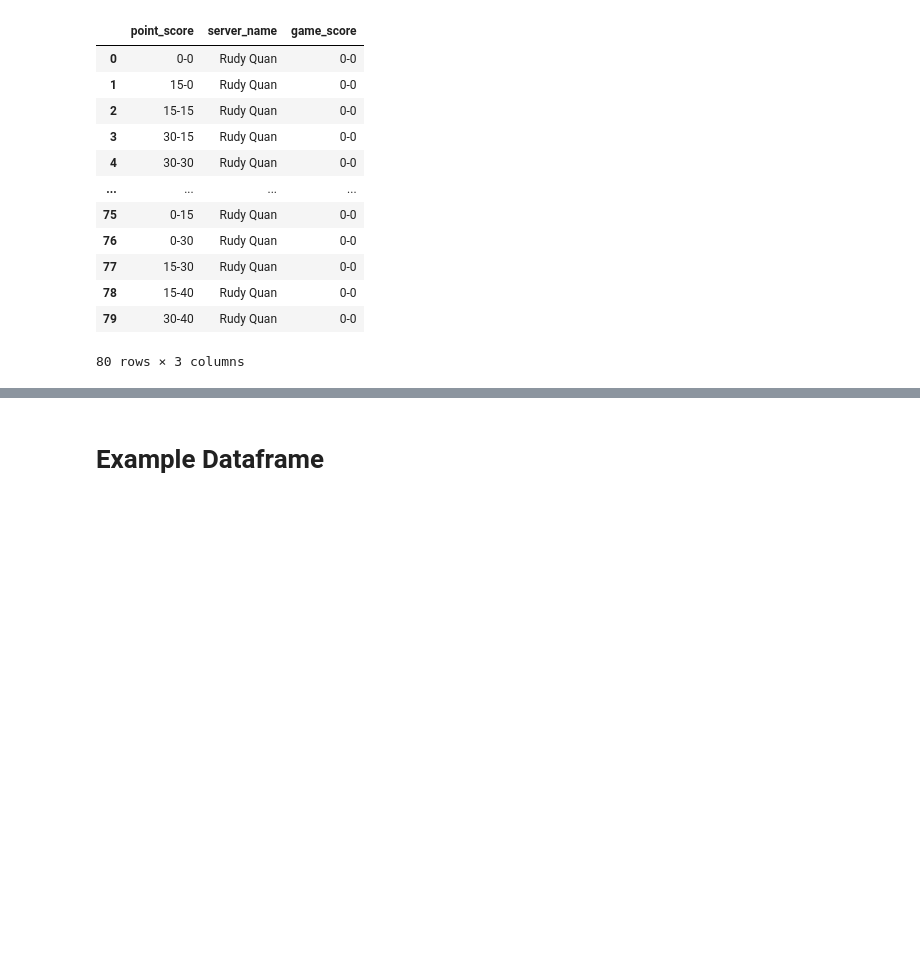
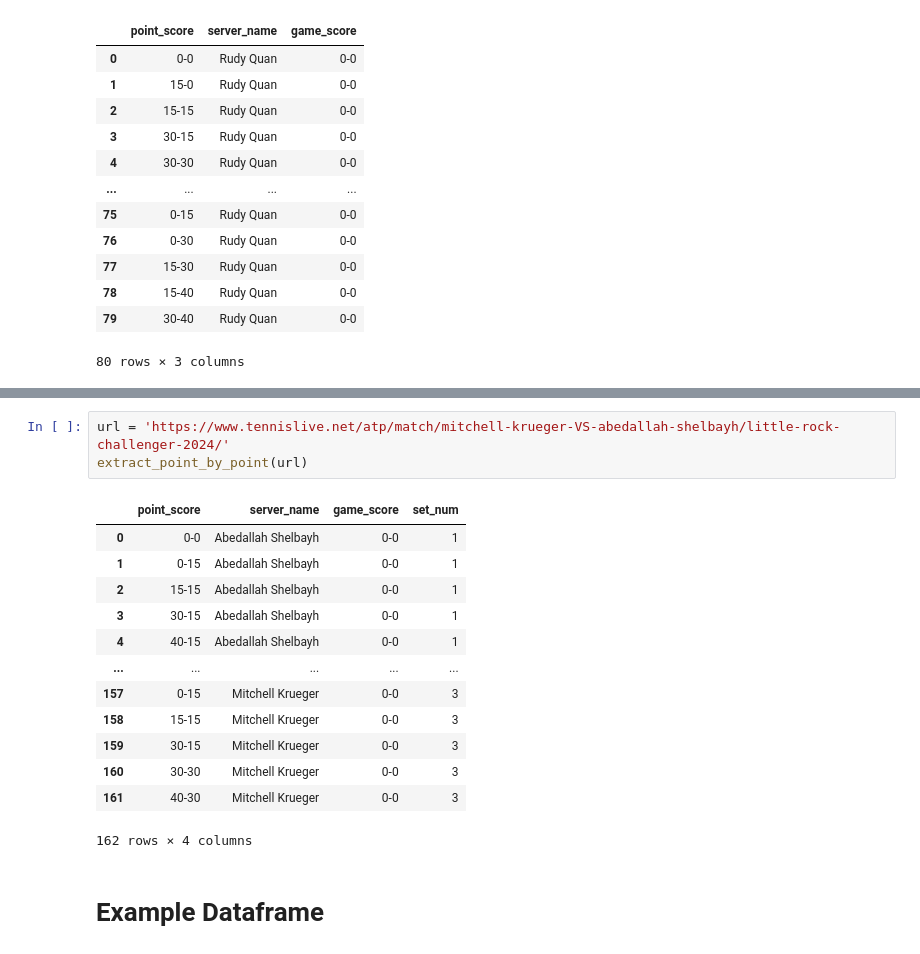
Before and after one commit to cjgimena/Webscraping-Project, a Jupyter notebook: Webscraping Project.ipynb, the cells around one changed output, grey strips where cells are left out. Saved outputs shown, nothing was run; the diff lists cells and outputs as text; blank space fills up the shorter version.

```diff
--- a/Webscraping Project.ipynb
+++ b/Webscraping Project.ipynb
@@ -596,3 +586,20 @@ df
+# %%
+url = 'https://www.tennislive.net/atp/match/mitchell-krueger-VS-abedallah-shelbayh/little-rock-challenger-2024/'
+extract_point_by_point(url)
+# %% [output]
+|  | point_score | server_name | game_score | set_num |
+| 0 | 0-0 | Abedallah Shelbayh | 0-0 | 1 |
+| 1 | 0-15 | Abedallah Shelbayh | 0-0 | 1 |
+| 2 | 15-15 | Abedallah Shelbayh | 0-0 | 1 |
+| 3 | 30-15 | Abedallah Shelbayh | 0-0 | 1 |
+| 4 | 40-15 | Abedallah Shelbayh | 0-0 | 1 |
+| ... | ... | ... | ... | ... |
+| 157 | 0-15 | Mitchell Krueger | 0-0 | 3 |
+| 158 | 15-15 | Mitchell Krueger | 0-0 | 3 |
+| 159 | 30-15 | Mitchell Krueger | 0-0 | 3 |
+| 160 | 30-30 | Mitchell Krueger | 0-0 | 3 |
+| 161 | 40-30 | Mitchell Krueger | 0-0 | 3 |
+162 rows × 4 columns
 # %% [markdown]
 # Example Dataframe
 # %%
```
Also changed, not shown: parts of 40 cells of this notebook.
